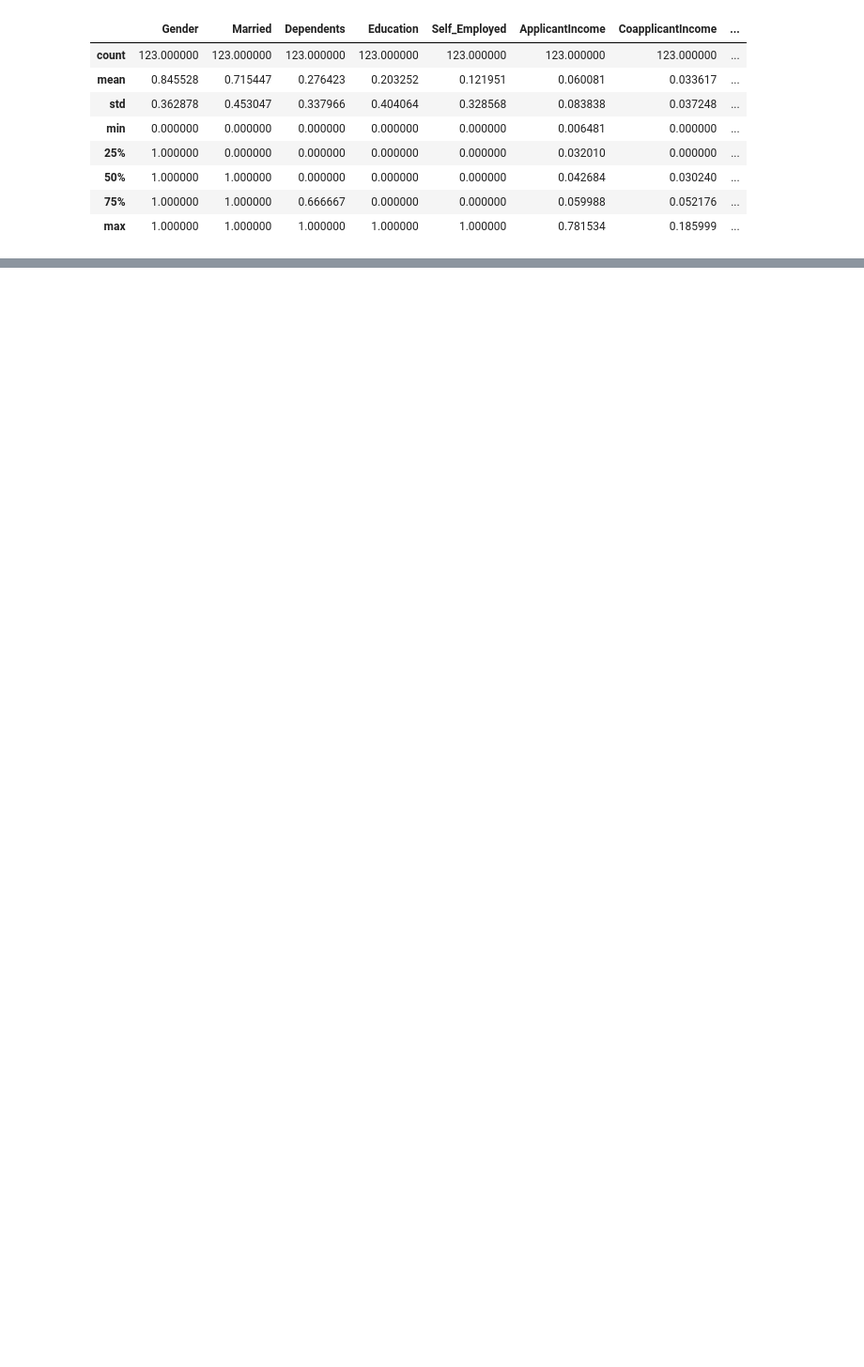
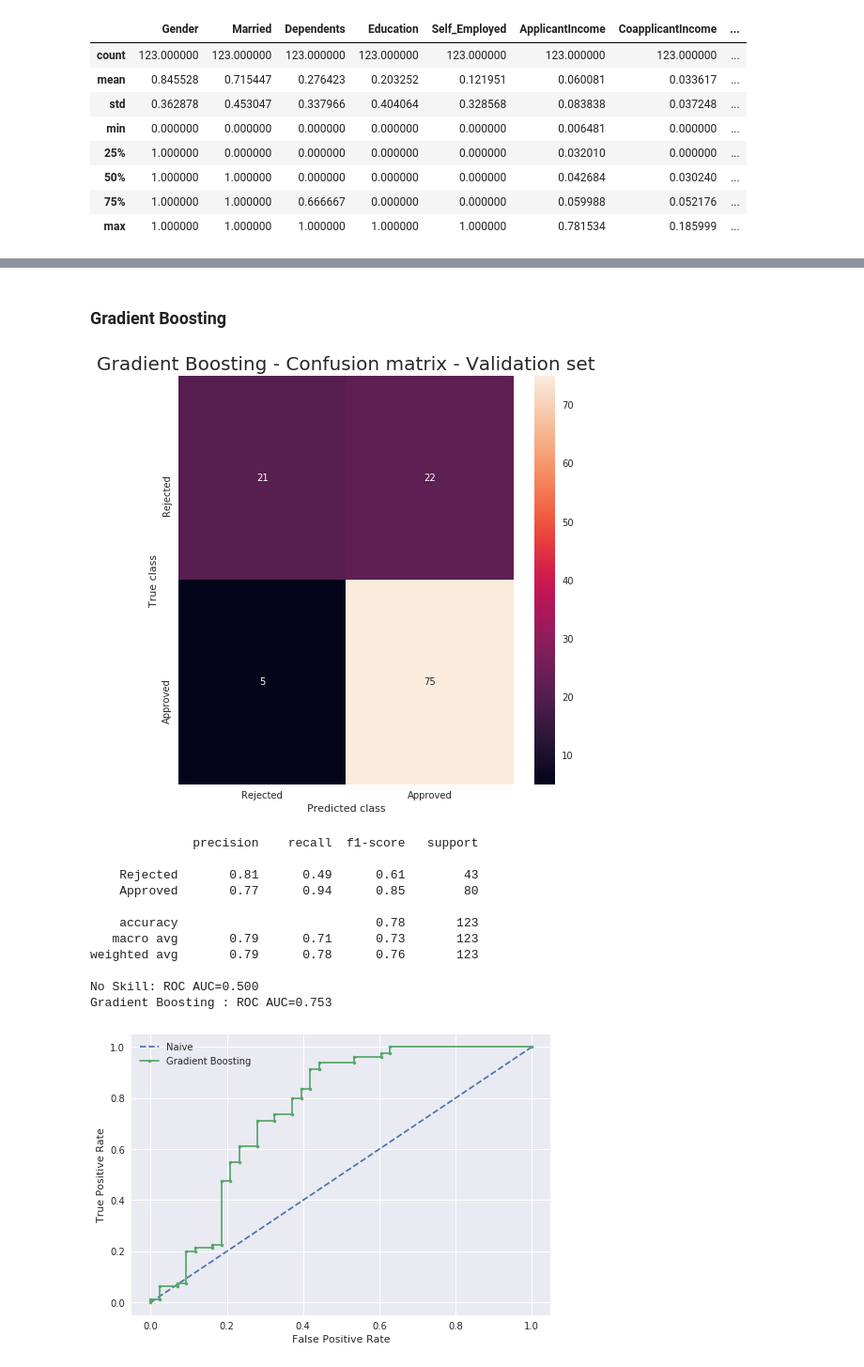
Before and after one commit to lucasthim/loan-prediction, a Jupyter notebook: 06_training_with_imputed_mf_data.ipynb, the cells around one changed output, grey strips where cells are left out. Shown at 94% size. Saved outputs shown, nothing was run; the diff lists cells and outputs as text; code cells hidden in the pictures; blank space fills up the shorter version.

```diff
--- a/06_training_with_imputed_mf_data.ipynb
+++ b/06_training_with_imputed_mf_data.ipynb
@@ -143,0 +126,27 @@ Random Forest : ROC AUC=0.391
+# %% [markdown]
+### Gradient Boosting
+# %%
+gboost = GradientBoostingClassifier(
+            n_estimators = 200,
+            min_samples_split = 3,
+            random_state = 0)
+gboost.fit(X_train_norm.values,y_train.values.ravel())
+df_result = model_utils.predict(gboost,X_validation_norm,y_validation)
+# %%
+tn, fp, fn, tp = metrics_utils.plot_confusion_matrix(df_result,title = 'Gradient Boosting')
+metrics_utils.show_performance(df_result)
+metrics_utils.plot_ROC(model = gboost,model_name = 'Gradient Boosting',X_test = X_validation_norm, y_test = y_validation)
+# %% [output]
+[figure, added]
+              precision    recall  f1-score   support
+
+    Rejected       0.81      0.49      0.61        43
+    Approved       0.77      0.94      0.85        80
+
+    accuracy                           0.78       123
+   macro avg       0.79      0.71      0.73       123
+weighted avg       0.79      0.78      0.76       123
+
+No Skill: ROC AUC=0.500
+Gradient Boosting : ROC AUC=0.753
+[figure, added]
```
Also changed, not shown: parts of 9 cells of this notebook, 5 other files.
